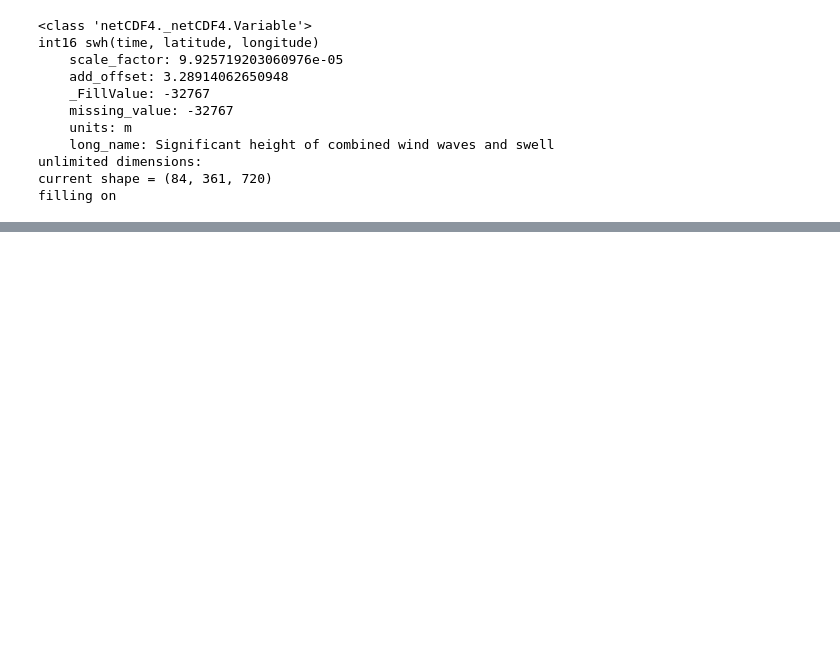
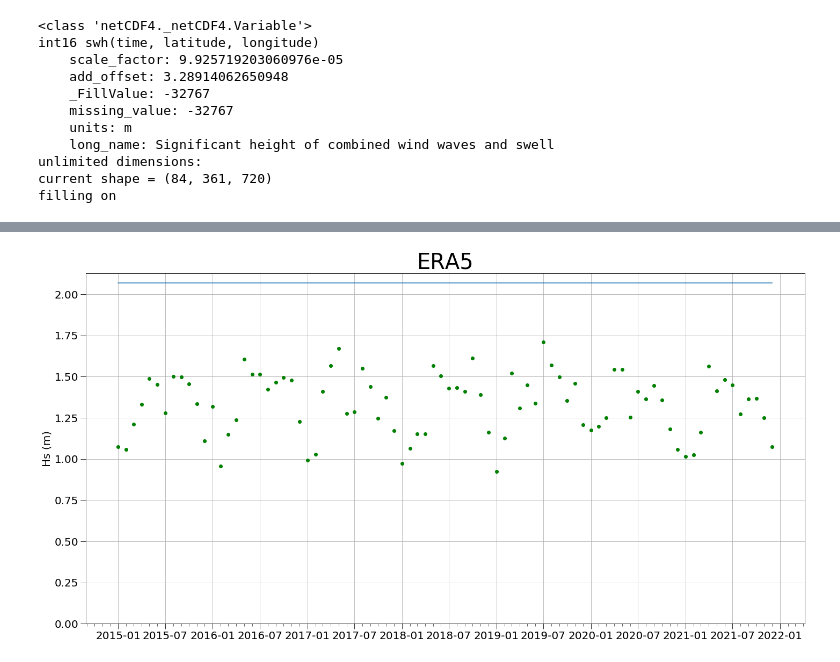
Before and after one commit to BrenoSCabral/ES3, a Jupyter notebook: reanalise.ipynb, the cells around one changed output, grey strips where cells are left out. Saved outputs shown, nothing was run; the diff lists cells and outputs as text; code cells hidden in the pictures; blank space fills up the shorter version.

```diff
--- a/reanalise.ipynb
+++ b/reanalise.ipynb
@@ -104,0 +120,74 @@ filling on
+# %%
+dados = []
+for i in fh.variables['swh'][:]:
+    dados.append(i[226][634])
+# %%
+dados_array = np.asarray(dados)
+ee = []
+for i in range(len(dados)):
+    ee.append(dados_array.mean() + 4*dados_array.std())
+# %%
+import matplotlib.dates as mdates
+import datetime
+
+dates = []
+for j in range(2015, 2022):
+    for i in range(1,13):
+        dates.append(datetime.datetime(j, i, 1, 0, 0))
+# %%
+import matplotlib.dates as mdates
+
+fig = plt.figure(figsize=(24,12))
+
+ax = fig.add_subplot(111)
+ax.plot(dates, dados, marker = 'o', color = 'green', linestyle = 'none')
+ax.plot(dates, ee)
+# ax.plot(dado['Hsig'][:], marker = 'o', color = 'springgreen', linestyle = 'none')
+# ax.plot(fh.variables['swh'][:][226][634])
+# for i in fh.variables['swh'][:]:
+    # ax.plot(i[226][634])
+
+# ax.plot(dado['jump_flag'][:], marker = 'o', color = 'darkviolet', linestyle = 'none')
+# ax.plot(dado['jump_crisis'][:], marker = 'o', color = 'red', linestyle = 'none')
+# ax.plot(serie4['Hsig'][:], marker = 'o', color = 'purple', linestyle = 'none')
+
+
+# ax.plot(dado['EE_Hsig'][:], marker = '.', color = 'blue', linestyle = 'none')
+#ax.plot(dado['jump_flag'][:], marker = 'o', color = 'yellow', linestyle = 'none')
+#ax.plot(dado['jump_crisis'][:], marker = 'o', color = 'red', linestyle = 'none')
+
+#plt.axhline(y=2.980402, color='blue', linestyle='-') # limite de evento extremo
+
+ax.grid()
+ax.set_ylabel('Hs (m)', fontsize = 20)
+
+################################# data #######################
+
+# Major ticks every 6 months.
+fmt_half_year = mdates.MonthLocator(interval=6)
+ax.xaxis.set_major_locator(fmt_half_year)
+
+# Minor ticks every month.
+fmt_month = mdates.MonthLocator()
+ax.xaxis.set_minor_locator(fmt_month)
+
+# Text in the x axis will be displayed in 'YYYY-mm' format.
+ax.xaxis.set_major_formatter(mdates.DateFormatter('%Y-%m'))
+
+ax.tick_params(axis='both', which='major', labelsize=20, size=10)
+ax.tick_params(axis='both', which='minor', size=5)
+
+ax.set_ylim(0)
+# ax.set_xlim(datetime(2016,5,1), datetime(2021,10,1))
+
+
+
+###########################################################################
+
+plt.title('ERA5', fontsize = 40)
+
+
+
+plt.savefig(os.getcwd() +'/fig/reanalise')
+# %% [output]
+[figure, added]
```
Also changed, not shown: parts of 15 cells of this notebook, 3 other files.
